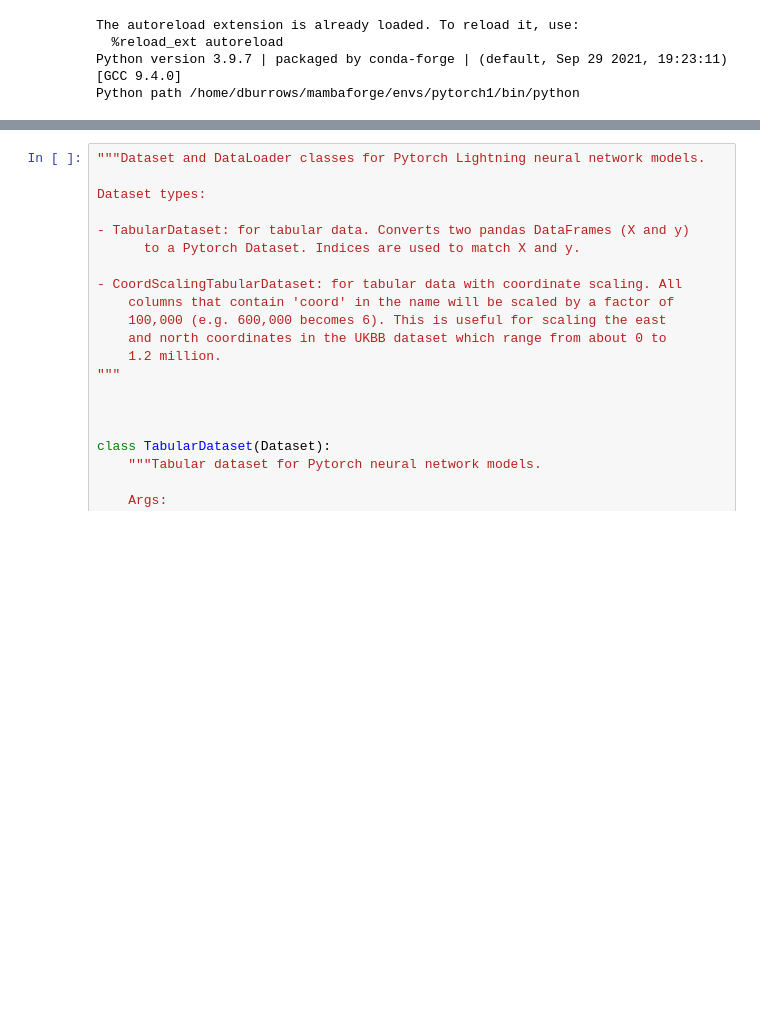
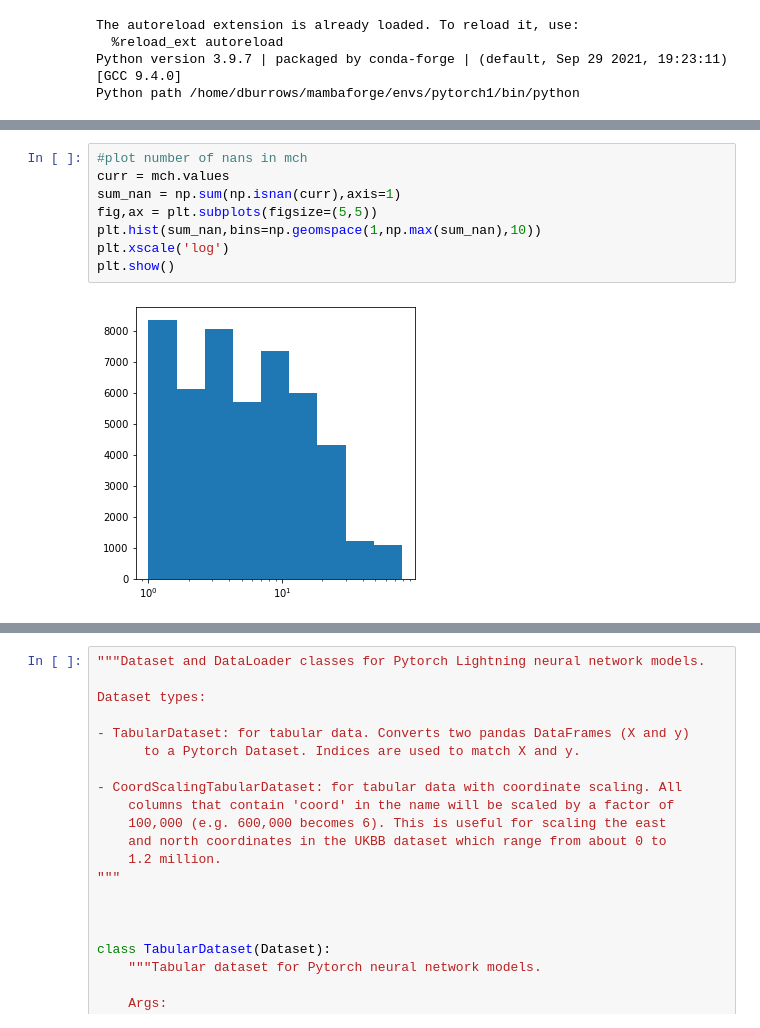
Before and after one commit to dmnburrows/deepNN_splice, a Jupyter notebook: model_build.ipynb, the cells around one changed output, grey strips where cells are left out. Cells and saved outputs as stored; diff of their text form; blank space fills up the shorter version.

```diff
--- a/model_build.ipynb
+++ b/model_build.ipynb
@@ -45,0 +67,10 @@ import pandas as pd
+# %%
+#plot number of nans in mch
+curr = mch.values
+sum_nan = np.sum(np.isnan(curr),axis=1)
+fig,ax = plt.subplots(figsize=(5,5))
+plt.hist(sum_nan,bins=np.geomspace(1,np.max(sum_nan),10))
+plt.xscale('log')
+plt.show()
+# %% [output]
+[figure, added]
```
Also changed, not shown: parts of 20 cells of this notebook, 1 other file.
